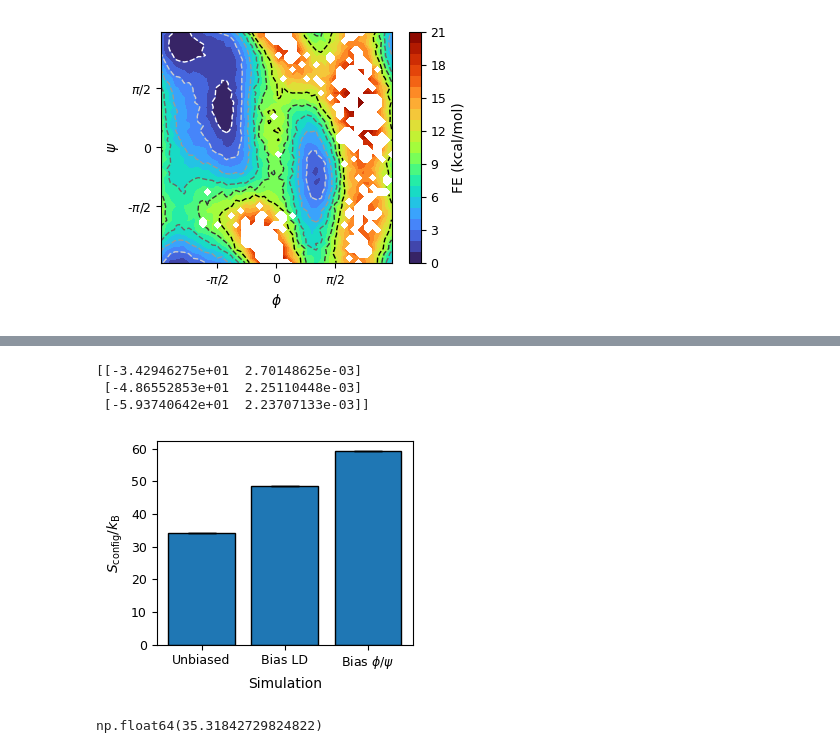
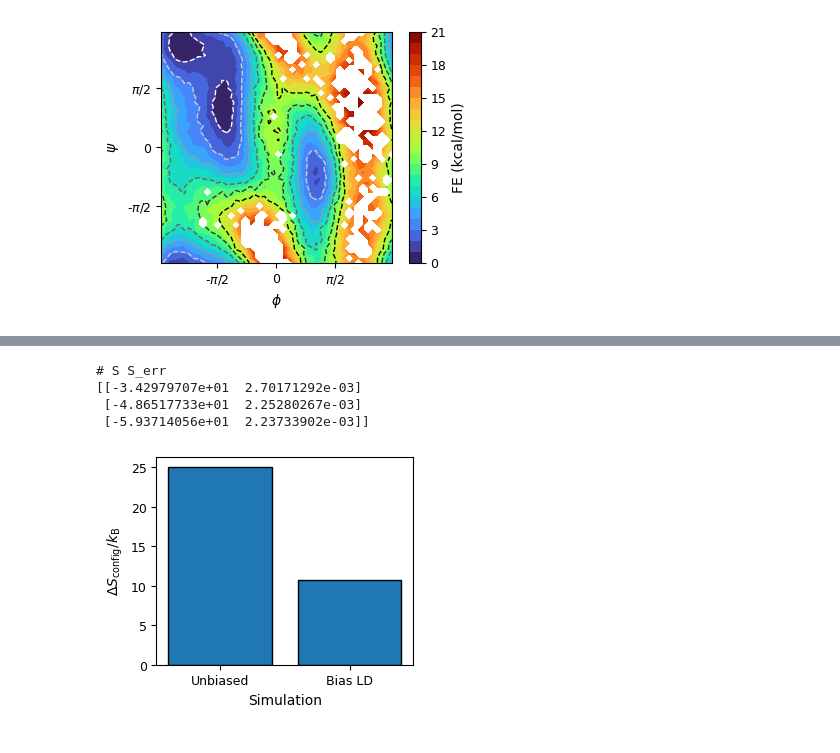
Before and after one commit to hocky-research-group/ShapeGMM_tutorial_2025, a Jupyter notebook: analyze_data/Part4_Generative.ipynb, the cells around one changed output, grey strips where cells are left out. Saved outputs shown, nothing was run; the diff lists cells and outputs as text; code cells hidden in the pictures.

```diff
--- a/analyze_data/Part4_Generative.ipynb
+++ b/analyze_data/Part4_Generative.ipynb
@@ -168,32 +168,31 @@ plt.savefig(os.path.join(output_folder,"FES_generative_compare.pdf"))
 # %%
 from shapeGMMTorch.utils import similarity as sm
 
 all_gmms = [wsgmm3_md, wsgmm3_ld1, wsgmm3_dih]
 labels = ["Unbiased", "Bias LD", "Bias $\phi/\psi$"]
 
 config_entropies = []
 
 for gmm in all_gmms:
     config_entropies.append( sm.configurational_entropy(gmm,num_samples) )
 
 config_entropies = np.array(config_entropies)
+print("# S S_err")
 print(config_entropies)
 
 fig, ax = plt.subplots(figsize=(3.37,2.8))
-ax.bar(range(3), -config_entropies[:,0],yerr=config_entropies[:,1],capsize=10,  edgecolor='black')
-ax.set_xticks(range(3))
-ax.set_xticklabels(labels)
+#this is configurational entropy relative to biasing phi/psi
+ax.bar(range(2), config_entropies[:2,0]-config_entropies[2,0],capsize=10,  edgecolor='black')
+ax.set_xticks(range(2))
+ax.set_xticklabels(labels[:2])
 ax.set_xlabel("Simulation")
-ax.set_ylabel("$S_\mathrm{config}/k_\mathrm{B}$")
+ax.set_ylabel("$\Delta S_\mathrm{config}/k_\mathrm{B}$")
 
 plt.tight_layout()
 plt.savefig(os.path.join(output_folder,"generate_config_entropy_barchart.pdf"))
 # %% [output]
-[[-3.42946275e+01  2.70148625e-03]
- [-4.86552853e+01  2.25110448e-03]
- [-5.93740642e+01  2.23707133e-03]]
+# S S_err
+[[-3.42979707e+01  2.70171292e-03]
+ [-4.86517733e+01  2.25280267e-03]
+ [-5.93714056e+01  2.23733902e-03]]
-[figure, old version]
+[figure, new version]
-# %%
-all_gmms[0].score(all_gmms[0].generate(1))
-# %% [output]
-np.float64(35.31842729824822)
```
Also changed, not shown: parts of 1 cell of this notebook, 4 other files.
